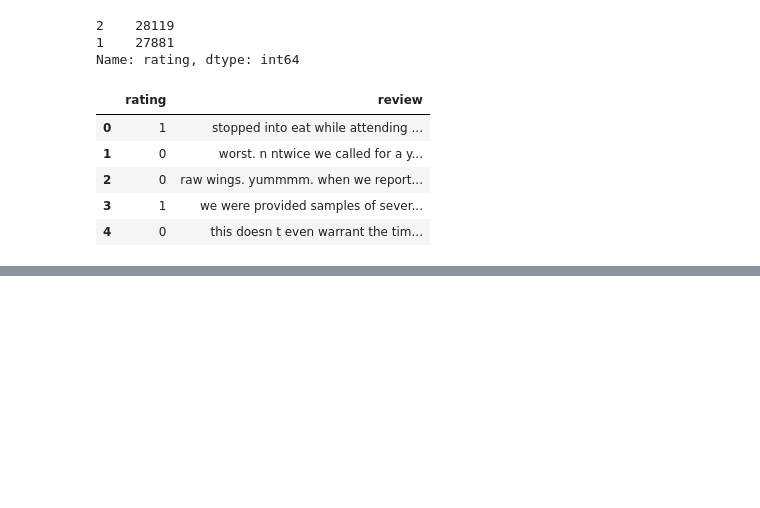
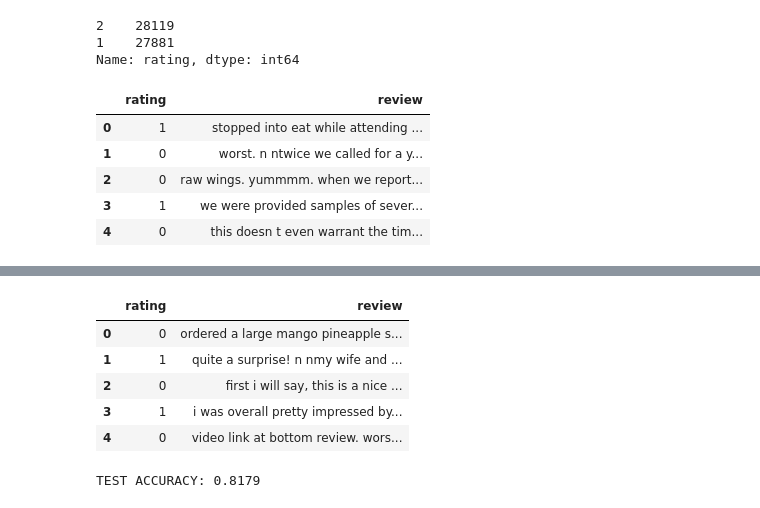
Before and after one commit to vktrbr/tadimo_2_sem, a Jupyter notebook: 05_NLP_1_intro.ipynb, the cells around one changed output, grey strips where cells are left out. Cells and saved outputs as stored; diff of their text form; code cells hidden in the pictures; blank space fills up the shorter version.

```diff
--- a/05_NLP_1_intro.ipynb
+++ b/05_NLP_1_intro.ipynb
@@ -515,0 +538,13 @@ model(next(iter(DataLoader(test, batch_size=2)))[0])
+# %%
+test_reviews = pd.read_csv('./data/raw_test.csv', names=['rating', 'review'])
+# %%
+test_reviews.rating -= 1
+test_reviews.review = test_reviews.review.apply(preprocess_text)
+test_reviews.head()
+# %% [output]
+|  | rating | review |
+| 0 | 0 | ordered a large mango pineapple s... |
+| 1 | 1 | quite a surprise! n nmy wife and ... |
+| 2 | 0 | first i will say, this is a nice ... |
+| 3 | 1 | i was overall pretty impressed by... |
+| 4 | 0 | video link at bottom review. wors... |
@@ -515,0 +553,13 @@ model(next(iter(DataLoader(test, batch_size=2)))[0])
+# %%
+right_answers = 0
+review_answers = []
+model.eval()
+
+for batch_x, batch_y in tqdm(DataLoader(test_ds, batch_size=128)):
+    predictions = model(batch_x).argmax(dim=1)
+    right_answers += (torch.eq(batch_y, predictions)).sum()
+    review_answers.extend(predictions)
+
+print(f'TEST ACCURACY: {right_answers / len(test_ds):0.4f}')
+# %% [output]
+TEST ACCURACY: 0.8179
```
Also changed, not shown: parts of 27 cells of this notebook.
